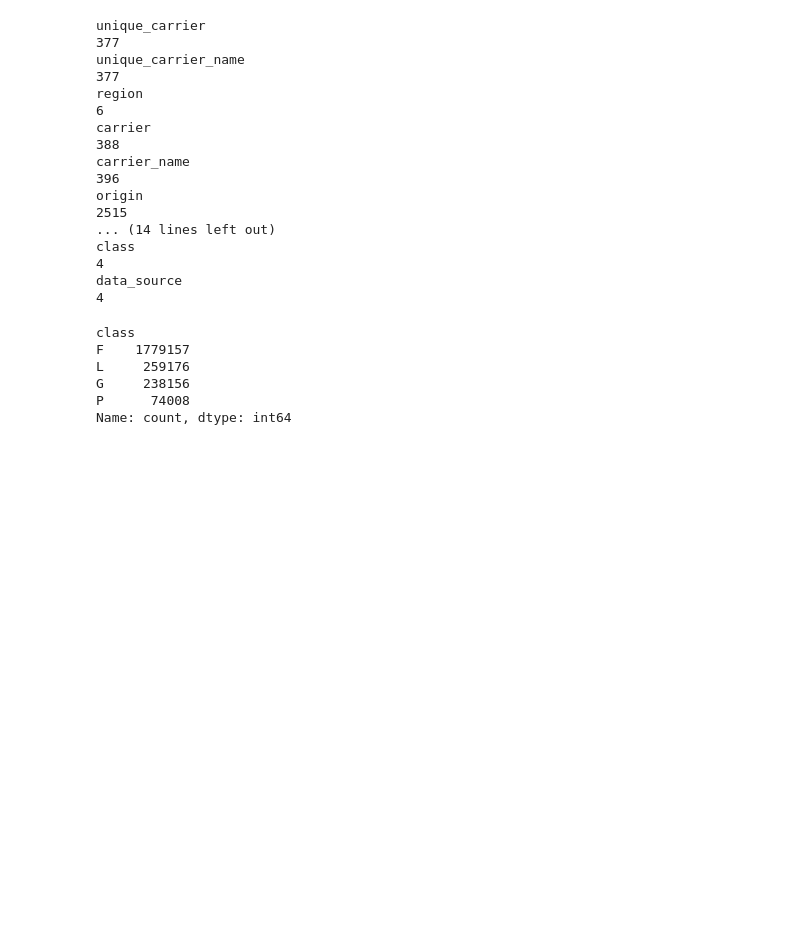
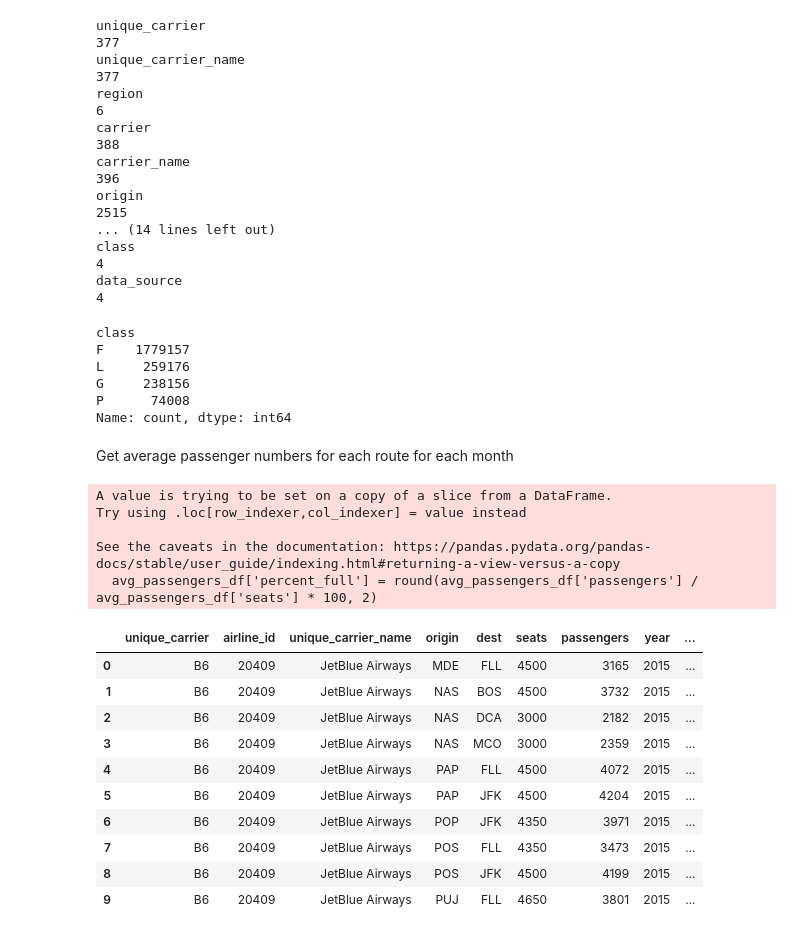
Before and after one commit to btmarsh6/mid-term-project-I, a Jupyter notebook: Ben_cleaning.ipynb, the cells around one changed output. Drawn from its saved outputs; the diff is of its cells as text; code cells hidden in the pictures; blank space fills up the shorter version.

```diff
--- a/Ben_cleaning.ipynb
+++ b/Ben_cleaning.ipynb
@@ -336,0 +335,24 @@ df = passengers_df[['']]
+# %% [markdown]
+Get average passenger numbers for each route for each month
+# %%
+wanted_cols = ['unique_carrier', 'airline_id', 'unique_carrier_name', 'origin', 'dest', 'seats', 'passengers','year', 'month']
+avg_passengers_df = passengers_df[wanted_cols]
+avg_passengers_df['percent_full'] = round(avg_passengers_df['passengers'] / avg_passengers_df['seats'] * 100, 2)
+avg_passengers_df.head(10)
+# %% [output]
+A value is trying to be set on a copy of a slice from a DataFrame.
+Try using .loc[row_indexer,col_indexer] = value instead
+
+See the caveats in the documentation: https://pandas.pydata.org/pandas-docs/stable/user_guide/indexing.html#returning-a-view-versus-a-copy
+  avg_passengers_df['percent_full'] = round(avg_passengers_df['passengers'] / avg_passengers_df['seats'] * 100, 2)
+|  | unique_carrier | airline_id | unique_carrier_name | origin | dest | seats | passengers | year | ... |
+| 0 | B6 | 20409 | JetBlue Airways | MDE | FLL | 4500 | 3165 | 2015 | ... |
+| 1 | B6 | 20409 | JetBlue Airways | NAS | BOS | 4500 | 3732 | 2015 | ... |
+| 2 | B6 | 20409 | JetBlue Airways | NAS | DCA | 3000 | 2182 | 2015 | ... |
+| 3 | B6 | 20409 | JetBlue Airways | NAS | MCO | 3000 | 2359 | 2015 | ... |
+| 4 | B6 | 20409 | JetBlue Airways | PAP | FLL | 4500 | 4072 | 2015 | ... |
+| 5 | B6 | 20409 | JetBlue Airways | PAP | JFK | 4500 | 4204 | 2015 | ... |
+| 6 | B6 | 20409 | JetBlue Airways | POP | JFK | 4350 | 3971 | 2015 | ... |
+| 7 | B6 | 20409 | JetBlue Airways | POS | FLL | 4350 | 3473 | 2015 | ... |
+| 8 | B6 | 20409 | JetBlue Airways | POS | JFK | 4500 | 4199 | 2015 | ... |
+| 9 | B6 | 20409 | JetBlue Airways | PUJ | FLL | 4650 | 3801 | 2015 | ... |
```
Also changed, not shown: parts of 15 cells of this notebook, 1 other file.
